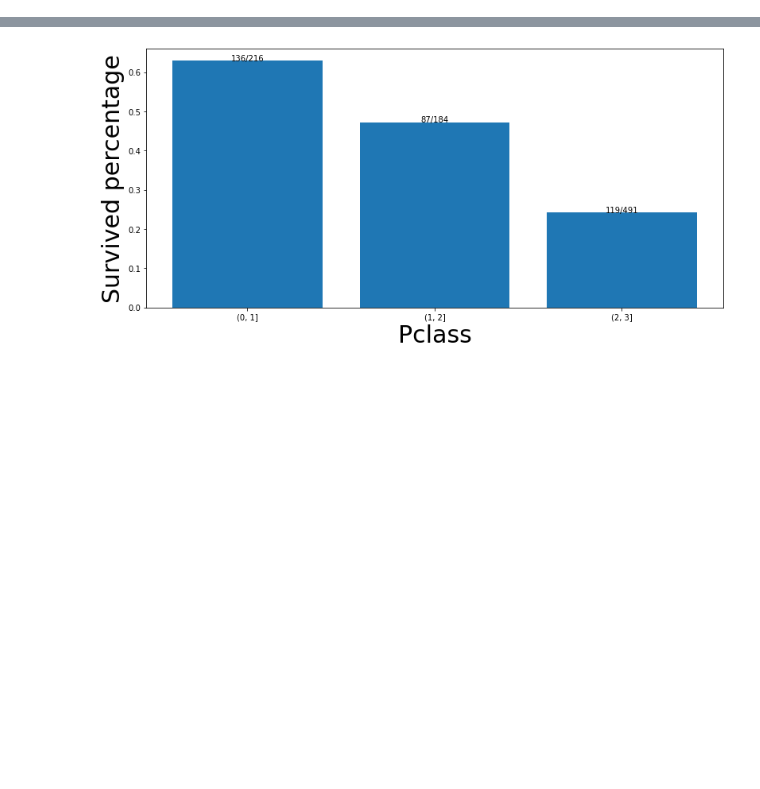
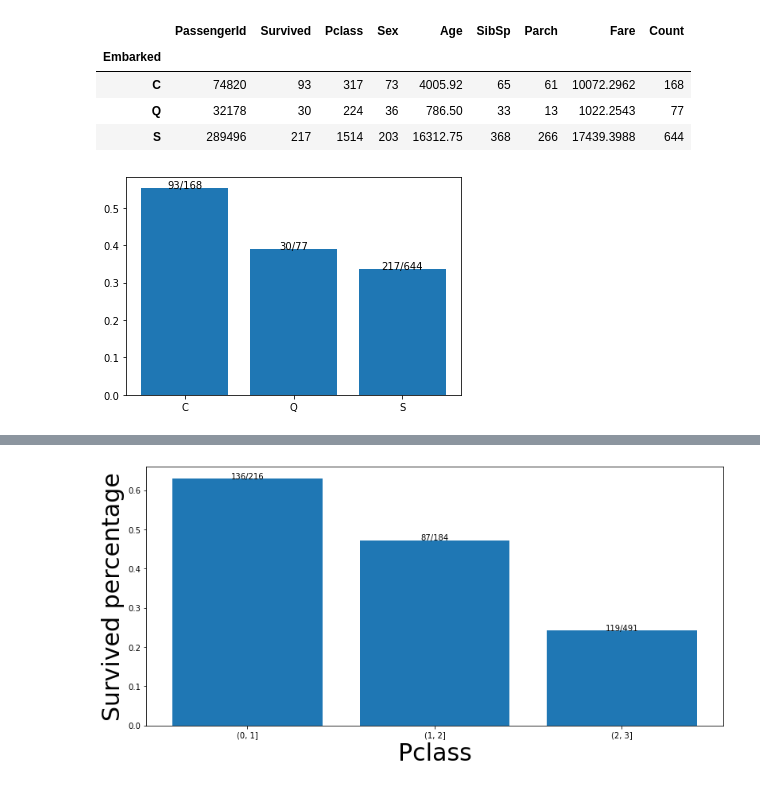
Before and after one commit to Yucheng-Zhu/Titanic_MachineLearningfromDisaster, a Jupyter notebook: Titanic (MLP).ipynb, the cells around one changed output, grey strips where cells are left out. Drawn from its saved outputs; the diff is of its cells as text; code cells hidden in the pictures; blank space fills up the shorter version.

```diff
--- a/Titanic (MLP).ipynb
+++ b/Titanic (MLP).ipynb
@@ -48,0 +65,21 @@ df_train_preparsed.head(5)
+# %%
+Grouped = df_train_preparsed.groupby(
+    ['Embarked']
+).sum()
+plt.bar(
+    Grouped.index,
+    Grouped['Survived'] / Grouped['Count']
+)
+Plot_ShowFigures(
+    Grouped.index,
+    Grouped['Survived'], Grouped['Count'],
+    Grouped['Survived'] / Grouped['Count']
+                )
+Grouped
+# %% [output]
+|  | PassengerId | Survived | Pclass | Sex | Age | SibSp | Parch | Fare | Count |
+| Embarked |  |  |  |  |  |  |  |  |  |
+| C | 74820 | 93 | 317 | 73 | 4005.92 | 65 | 61 | 10072.2962 | 168 |
+| Q | 32178 | 30 | 224 | 36 | 786.50 | 33 | 13 | 1022.2543 | 77 |
+| S | 289496 | 217 | 1514 | 203 | 16312.75 | 368 | 266 | 17439.3988 | 644 |
+[figure, added]
```
Also changed, not shown: parts of 20 cells of this notebook, 2 other files.
